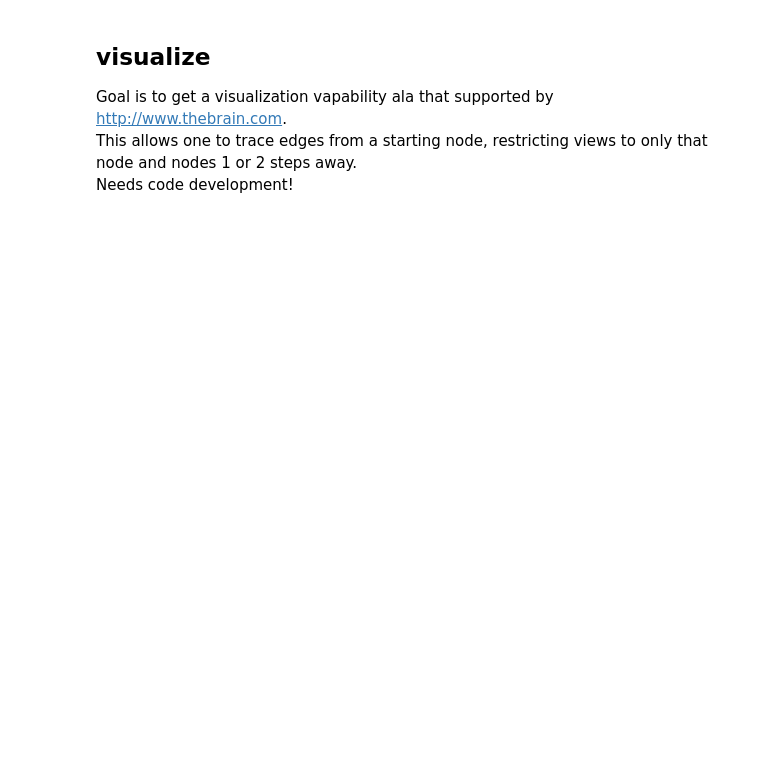
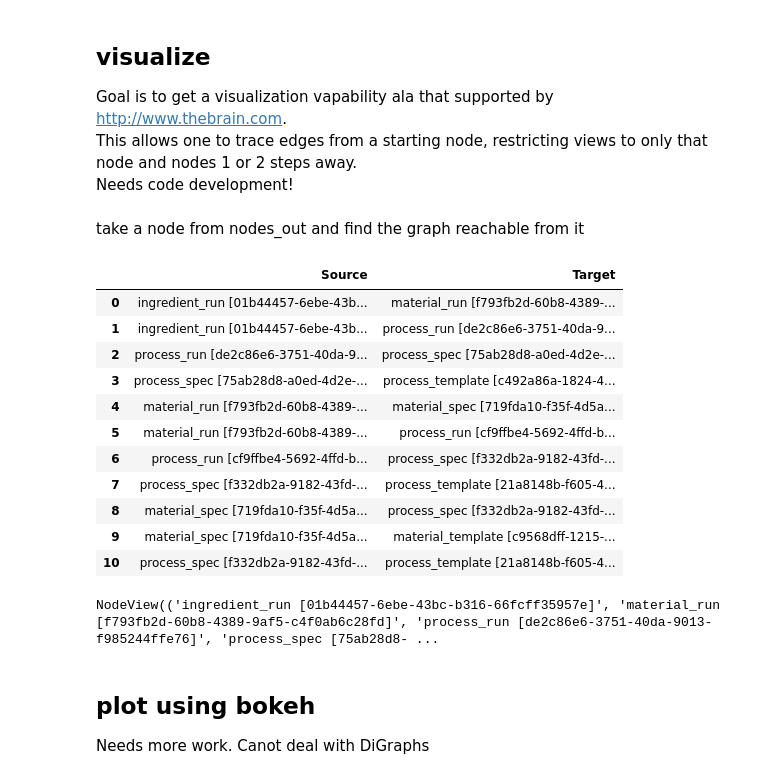
Before and after one commit to openmsi/openmsipython, a Jupyter notebook: other_code/casjobs/Query-GEMD-Graphs.ipynb, the cells around one changed output. Cells and saved outputs as stored; diff of their text form; code cells hidden in the pictures; blank space fills up the shorter version.

```diff
--- a/other_code/casjobs/Query-GEMD-Graphs.ipynb
+++ b/other_code/casjobs/Query-GEMD-Graphs.ipynb
@@ -158,0 +142,2 @@ G=nx.from_pandas_edgelist(edges[:100],'from_uid','to_uid',edge_attr=True)
+# %% [markdown]
+take a node from nodes_out and find the graph reachable from it
@@ -158,0 +147,47 @@ G=nx.from_pandas_edgelist(edges[:100],'from_uid','to_uid',edge_attr=True)
+# %%
+sql=f"""
+with gr as (
+select c.uid as node_uid
+,      c.gemd_type as node_type
+,      c.context as node_context
+,      cast(c.gemd_type+' ['+c.uid+']' as varchar(128)) as Target
+,      cast(-1 as bigint) as edge_id
+,      cast(NULL as varchar(64)) as from_uid
+,      cast(NULL as varchar(128)) as Source
+,      0 as level
+  from GEMDContext c
+  where uid='{UID}'
+ union all
+select c.uid as node_uid
+,      c.gemd_type as node_type
+,      c.context as node_context
+,      cast(c.gemd_type+' ['+c.uid+']' as varchar(128)) as Target
+,      e.id as edge_id
+,      gr.node_uid as from_uid
+,      gr.Target as Source
+,      gr.level+1 as level
+  from gr
+  join GEMDEdge e on e.from_uid=gr.node_uid
+  join GEMDContext c on c.uid=e.to_uid
+where gr.level < 16
+)
+select Source,Target
+--,node_type,node_context
+  from gr
+ where Source is not null
+"""
+gr=cj.executeQuery(sql,DATABASE)
+gr
+# %% [output]
+|  | Source | Target |
+| 0 | ingredient_run [01b44457-6ebe-43b... | material_run [f793fb2d-60b8-4389-... |
+| 1 | ingredient_run [01b44457-6ebe-43b... | process_run [de2c86e6-3751-40da-9... |
+| 2 | process_run [de2c86e6-3751-40da-9... | process_spec [75ab28d8-a0ed-4d2e-... |
+| 3 | process_spec [75ab28d8-a0ed-4d2e-... | process_template [c492a86a-1824-4... |
+| 4 | material_run [f793fb2d-60b8-4389-... | material_spec [719fda10-f35f-4d5a... |
+| 5 | material_run [f793fb2d-60b8-4389-... | process_run [cf9ffbe4-5692-4ffd-b... |
+| 6 | process_run [cf9ffbe4-5692-4ffd-b... | process_spec [f332db2a-9182-43fd-... |
+| 7 | process_spec [f332db2a-9182-43fd-... | process_template [21a8148b-f605-4... |
+| 8 | material_spec [719fda10-f35f-4d5a... | process_spec [f332db2a-9182-43fd-... |
+| 9 | material_spec [719fda10-f35f-4d5a... | material_template [c9568dff-1215-... |
+| 10 | process_spec [f332db2a-9182-43fd-... | process_template [21a8148b-f605-4... |
@@ -159 +196,5 @@ G=nx.from_pandas_edgelist(edges[:100],'from_uid','to_uid',edge_attr=True)
+# %%
+G.nodes
+# %% [output]
+NodeView(('ingredient_run [01b44457-6ebe-43bc-b316-66fcff35957e]', 'material_run [f793fb2d-60b8-4389-9af5-c4f0ab6c28fd]', 'process_run [de2c86e6-3751-40da-9013-f985244ffe76]', 'process_spec [75ab28d8- ...
 # %%
@@ -162,0 +202,3 @@ nodes.head()
+# %% [markdown]
+## plot using bokeh
+Needs more work. Canot deal with DiGraphs
```
Also changed, not shown: parts of 24 cells of this notebook.
